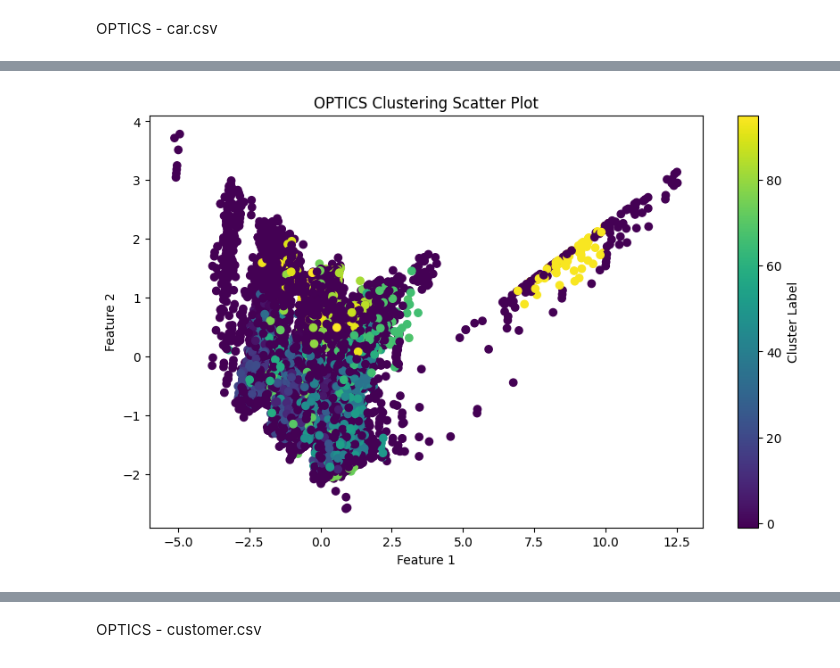
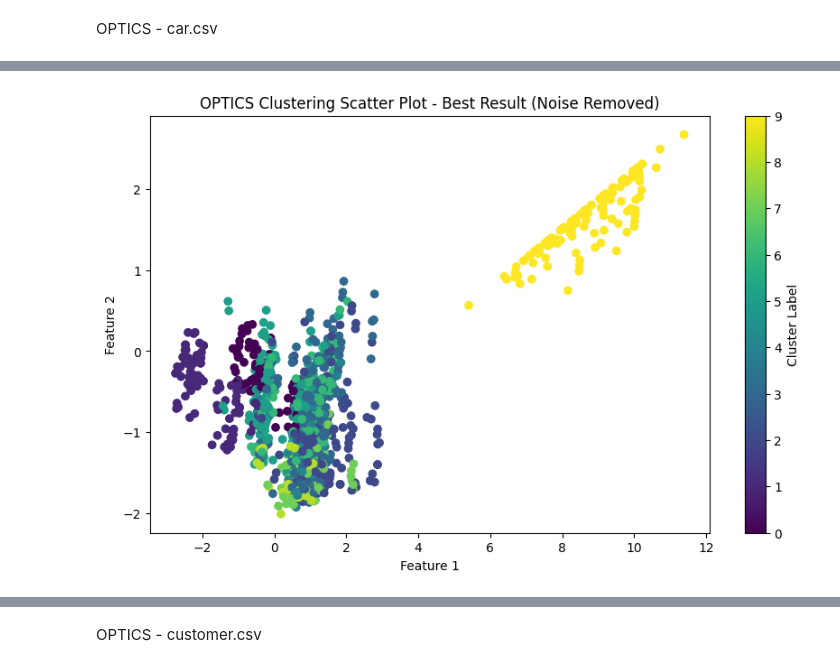
Before and after one commit to greasycat/ds5230-group2, a Jupyter notebook: optics.ipynb, the cells around one changed output, grey strips where cells are left out. Saved outputs shown, nothing was run; the diff lists cells and outputs as text; code cells hidden in the pictures.

Commit message:
update optics

```diff
--- a/optics.ipynb
+++ b/optics.ipynb
@@ -11,9 +11,5 @@ from sklearn.metrics import silhouette_score, davies_bouldin_score, calinski_har
 # %%
 from src.prep import Prep
 prep = Prep()
-X = prep.prep_car
 # %% [markdown]
 OPTICS - car.csv
-# %%
-optics = OPTICS(min_samples=20, max_eps=1.5, metric='euclidean', cluster_method='xi', xi=0.05)
-optics_labels = optics.fit_predict(X)
@@ -34,0 +22,9 @@ Returning the number of logical cores instead. You can silence this warning by s
+# %%
+from sklearn.model_selection import ParameterGrid
+
+# Define the hyperparameter grid
+hyperparam_grid = {
+    "min_samples": [30, 40, 50, 60],
+    "max_eps": [3, 4, 5, np.inf],
+    "metric": ['manhattan', 'hamming'],
+}
@@ -34,0 +73,3 @@ Returning the number of logical cores instead. You can silence this warning by s
+# %%
+
+results = evaluate_optics(prep.prep_car, hyperparam_grid)
@@ -35,11 +179,17 @@ Returning the number of logical cores instead. You can silence this warning by s
 # %%
-# Scatter plot
+# concat labels to prep.prep_car
+X = pd.concat([prep.prep_car, pd.DataFrame(best_result_silhouette['labels'], columns=['cluster_label'])], axis=1)
+X = X[X['cluster_label'] != -1]
+X_no_label = X.iloc[:, :-1]
+
+
+best_labels = best_result_silhouette['labels']  # Get the best labels from the best result
 plt.figure(figsize=(10, 6))
-plt.scatter(X.iloc[:, 0], X.iloc[:, 1], c=optics_labels )
-plt.title('OPTICS Clustering Scatter Plot')
+plt.scatter(X_no_label.iloc[:, 0], X_no_label.iloc[:, 1], c=X['cluster_label'])
+plt.title('OPTICS Clustering Scatter Plot - Best Result (Noise Removed)')
 plt.xlabel('Feature 1')
 plt.ylabel('Feature 2')
 plt.colorbar(label='Cluster Label')
 plt.show()
 # %% [output]
-[figure, old version]
+[figure, new version]
```
Also changed, not shown: parts of 20 cells of this notebook.
